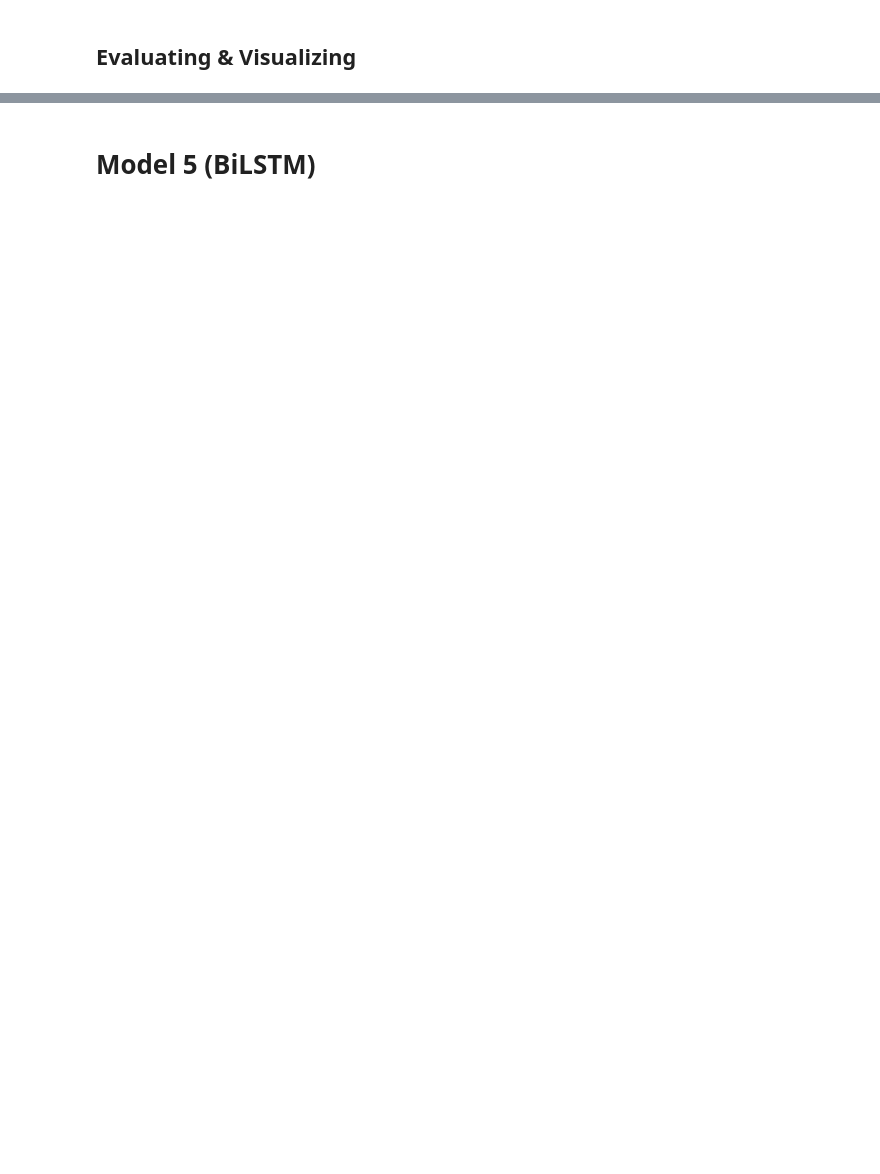
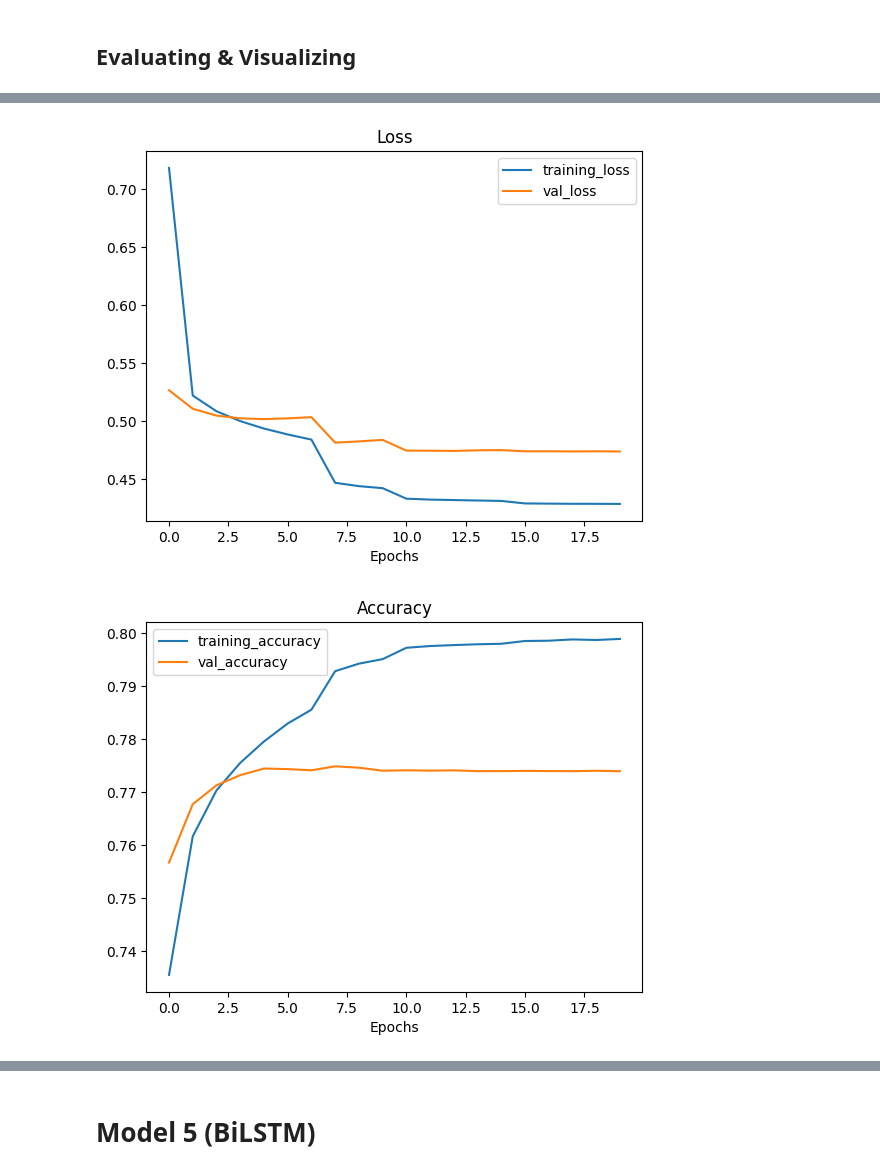
Before and after one commit to NigelGoh16/Sentiment_Analytics, a Jupyter notebook: Sentiment_Analysis_Modelling.ipynb, the cells around one changed output, grey strips where cells are left out. Drawn from its saved outputs; the diff is of its cells as text; code cells hidden in the pictures; blank space fills up the shorter version.

```diff
--- a/Sentiment_Analysis_Modelling.ipynb
+++ b/Sentiment_Analysis_Modelling.ipynb
@@ -448,0 +1209,6 @@ score_2 = model_temp(X_test)
+# %%
+# Check out the loss curves of model_4
+plot_loss_curves(model_4_history)
+# %% [output]
+[figure, added]
+[figure, added]
```
Also changed, not shown: parts of 219 cells of this notebook.
